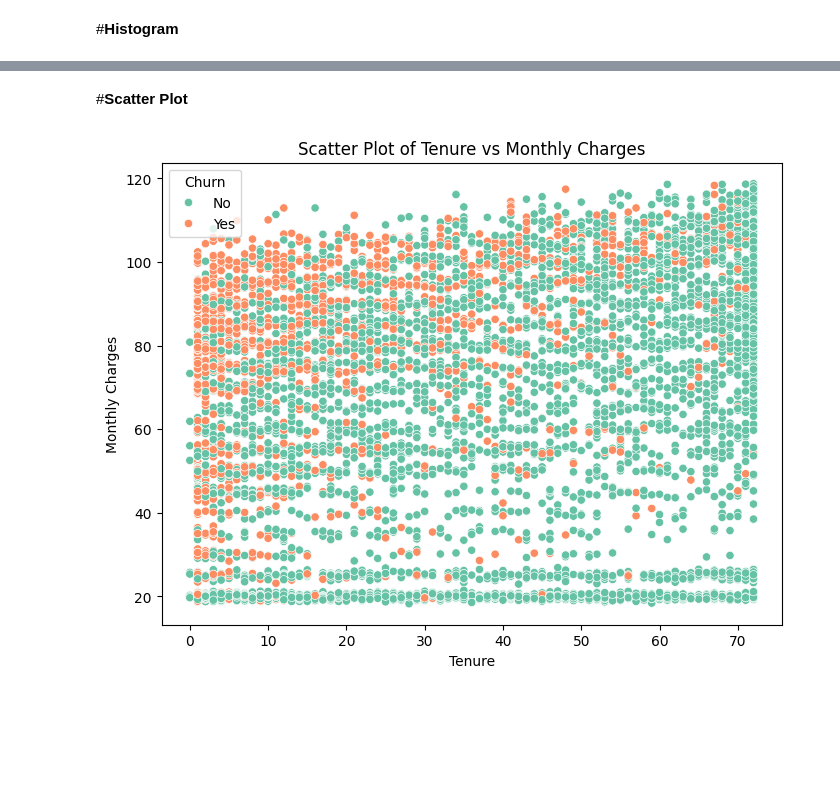
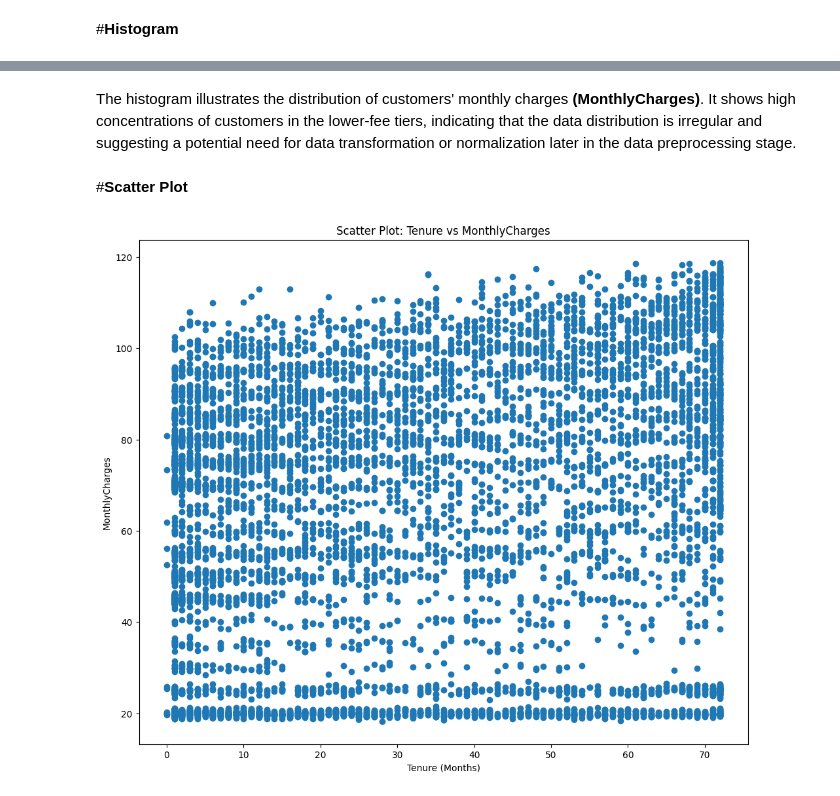
Before and after one commit to LujainAldujain/Data_Mining_Project, a Jupyter notebook: Phase2.ipynb, the cells around one changed output, grey strips where cells are left out. Drawn from its saved outputs; the diff is of its cells as text; code cells hidden in the pictures; blank space fills up the shorter version.

```diff
--- a/Phase2.ipynb
+++ b/Phase2.ipynb
@@ -196,11 +201,13 @@ plt.show()
+# %% [markdown]
+The histogram illustrates the distribution of customers' monthly charges **(MonthlyCharges)**. It shows high concentrations of customers in the lower-fee tiers, indicating that the data distribution is irregular and suggesting a potential need for data transformation or normalization later in the data preprocessing stage.
 # %% [markdown]
 #**Scatter Plot**
 # %%
-plt.figure(figsize=(8, 6))
-sns.scatterplot(x='tenure', y='MonthlyCharges', data=df, hue='Churn', palette='Set2')
-plt.title('Scatter Plot of Tenure vs Monthly Charges')
-plt.xlabel('Tenure')
-plt.ylabel('Monthly Charges')
+plt.figure(figsize=(12, 10))
+plt.scatter(df['tenure'], df['MonthlyCharges'])
+plt.title("Scatter Plot: Tenure vs MonthlyCharges")
+plt.xlabel("Tenure (Months)")
+plt.ylabel("MonthlyCharges")
 plt.show()
 # %% [output]
-[figure, old version]
+[figure, new version]
```
Also changed, not shown: parts of 10 cells of this notebook.
